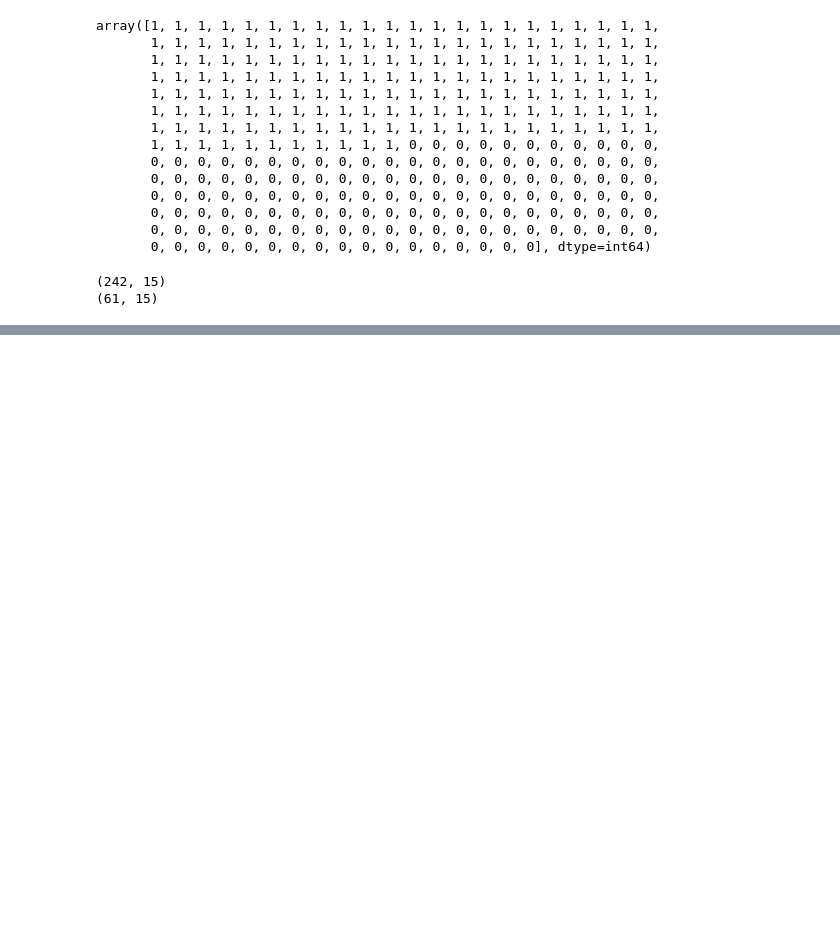
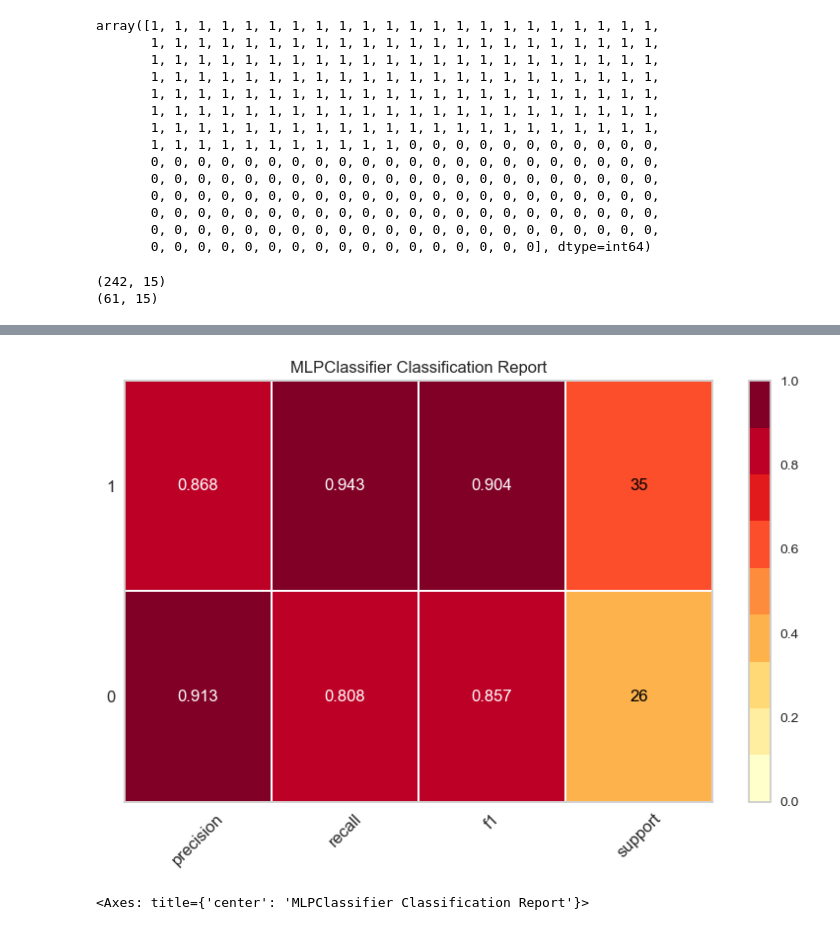
Before and after one commit to cantaruttim/Machine_Learning, a Jupyter notebook: Projeto 1/Heart_Attack.ipynb, the cells around one changed output, grey strips where cells are left out. Drawn from its saved outputs; the diff is of its cells as text; code cells hidden in the pictures; blank space fills up the shorter version.

```diff
--- a/Projeto 1/Heart_Attack.ipynb
+++ b/Projeto 1/Heart_Attack.ipynb
@@ -264,8 +259,3 @@ sns.boxplot(data=df, x="Saturation 02", y="age", hue="output2")
 # %% [output]
 <Axes: xlabel='Saturation 02', ylabel='age'>
 [figure]
-# %%
-target_column = ['output2']
-predictors = list(set(list(df.columns))-set(target_column))
-df[predictors] = df[predictors]/df[predictors].max()
-df.describe()
@@ -325,6 +305,7 @@ print(X_train.shape); print(X_test.shape)
 # %%
 from sklearn.neural_network import MLPClassifier
 # %%
-clf = MLPClassifier(random_state=1, max_iter=150).fit(X_train, y_train)
-clf.predict(X_test)
+clf = MLPClassifier(random_state=1, max_iter=10, verbose=True).fit(X_train, y_train) ;
+previsoes = clf.predict(X_test) ;
+previsoes
 # %% [output]
@@ -338,0 +388,11 @@ previsoes
+# %%
+from yellowbrick.classifier import ClassificationReport
+
+visualizer = ClassificationReport(clf, support=True)
+
+visualizer.fit(X_train, y_train)        # Fit the visualizer and the model
+visualizer.score(X_test, y_test)        # Evaluate the model on the test data
+visualizer.show()
+# %% [output]
+[figure, added]
+<Axes: title={'center': 'MLPClassifier Classification Report'}>
```
Also changed, not shown: parts of 10 cells of this notebook.
